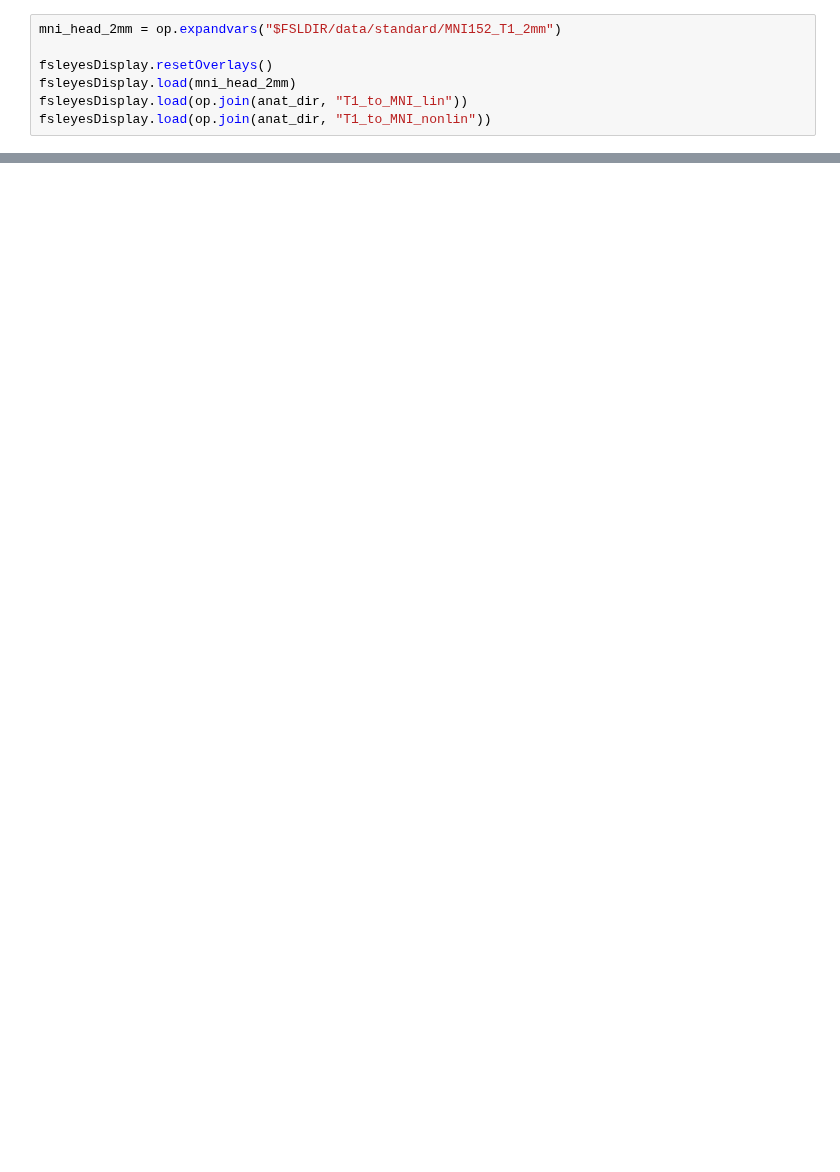
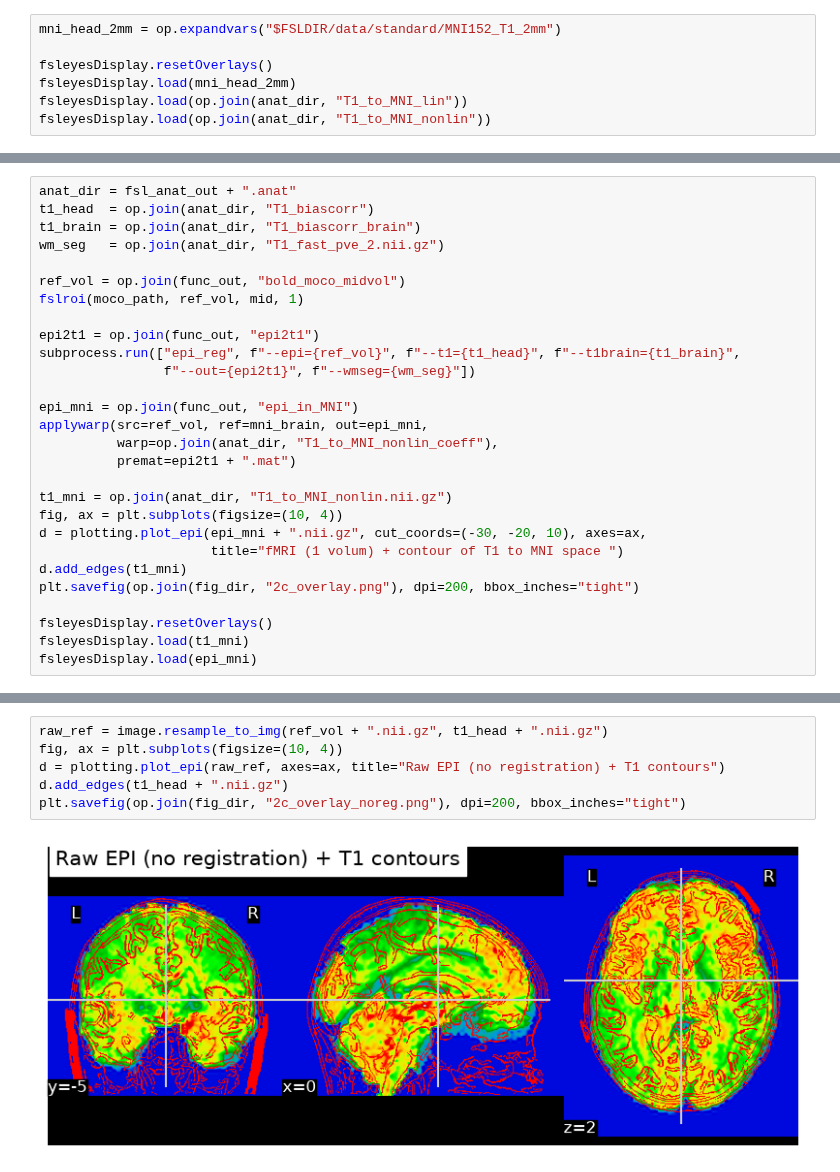
Before and after one commit to celiacst/Project1_NSSP, a Jupyter notebook: AC_code.ipynb, the cells around one changed output, grey strips where cells are left out. Cells and saved outputs as stored; diff of their text form; blank space fills up the shorter version.

```diff
--- a/AC_code.ipynb
+++ b/AC_code.ipynb
@@ -112,0 +253,28 @@ plt.savefig(op.join(fig_dir, "1c_registration.png"), dpi=200, bbox_inches="tight
+# %%
+anat_dir = fsl_anat_out + ".anat"
+t1_head  = op.join(anat_dir, "T1_biascorr")
+t1_brain = op.join(anat_dir, "T1_biascorr_brain")
+wm_seg   = op.join(anat_dir, "T1_fast_pve_2.nii.gz")
+
+ref_vol = op.join(func_out, "bold_moco_midvol")
+fslroi(moco_path, ref_vol, mid, 1)
+
+epi2t1 = op.join(func_out, "epi2t1")
+subprocess.run(["epi_reg", f"--epi={ref_vol}", f"--t1={t1_head}", f"--t1brain={t1_brain}",
+                f"--out={epi2t1}", f"--wmseg={wm_seg}"])
+
+epi_mni = op.join(func_out, "epi_in_MNI")
+applywarp(src=ref_vol, ref=mni_brain, out=epi_mni,
+          warp=op.join(anat_dir, "T1_to_MNI_nonlin_coeff"),
+          premat=epi2t1 + ".mat")
+
+t1_mni = op.join(anat_dir, "T1_to_MNI_nonlin.nii.gz")
+fig, ax = plt.subplots(figsize=(10, 4))
+d = plotting.plot_epi(epi_mni + ".nii.gz", cut_coords=(-30, -20, 10), axes=ax,
+                      title="fMRI (1 volum) + contour of T1 to MNI space ")
+d.add_edges(t1_mni)
+plt.savefig(op.join(fig_dir, "2c_overlay.png"), dpi=200, bbox_inches="tight")
+
+fsleyesDisplay.resetOverlays()
+fsleyesDisplay.load(t1_mni)
+fsleyesDisplay.load(epi_mni)
@@ -112,0 +286,8 @@ plt.savefig(op.join(fig_dir, "1c_registration.png"), dpi=200, bbox_inches="tight
+# %%
+raw_ref = image.resample_to_img(ref_vol + ".nii.gz", t1_head + ".nii.gz")
+fig, ax = plt.subplots(figsize=(10, 4))
+d = plotting.plot_epi(raw_ref, axes=ax, title="Raw EPI (no registration) + T1 contours")
+d.add_edges(t1_head + ".nii.gz")
+plt.savefig(op.join(fig_dir, "2c_overlay_noreg.png"), dpi=200, bbox_inches="tight")
+# %% [output]
+[figure, added]
```
Also changed, not shown: parts of 16 cells of this notebook, 4 other files.
